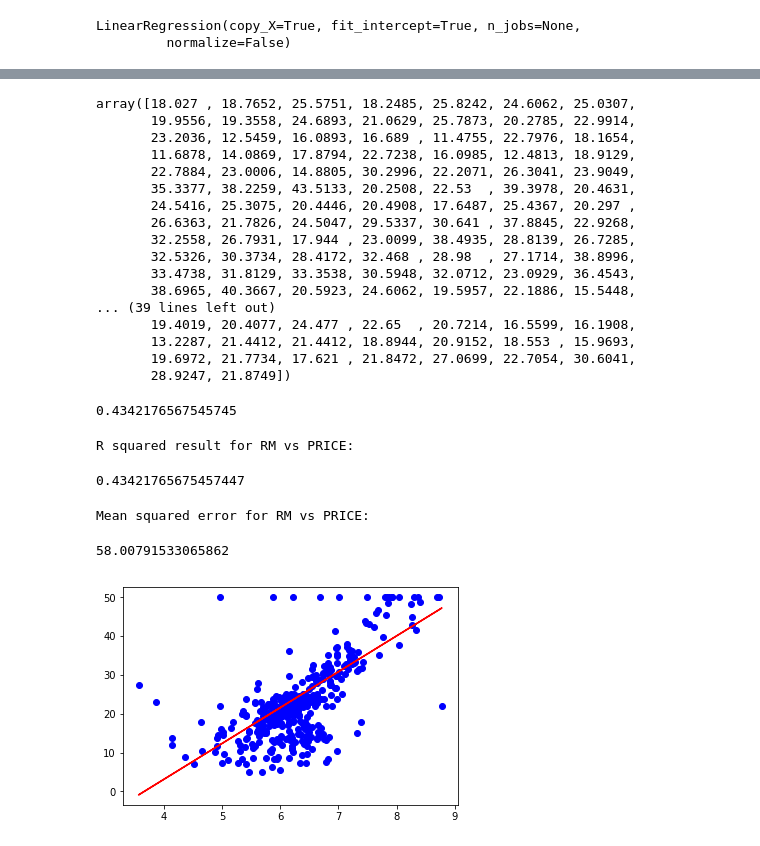
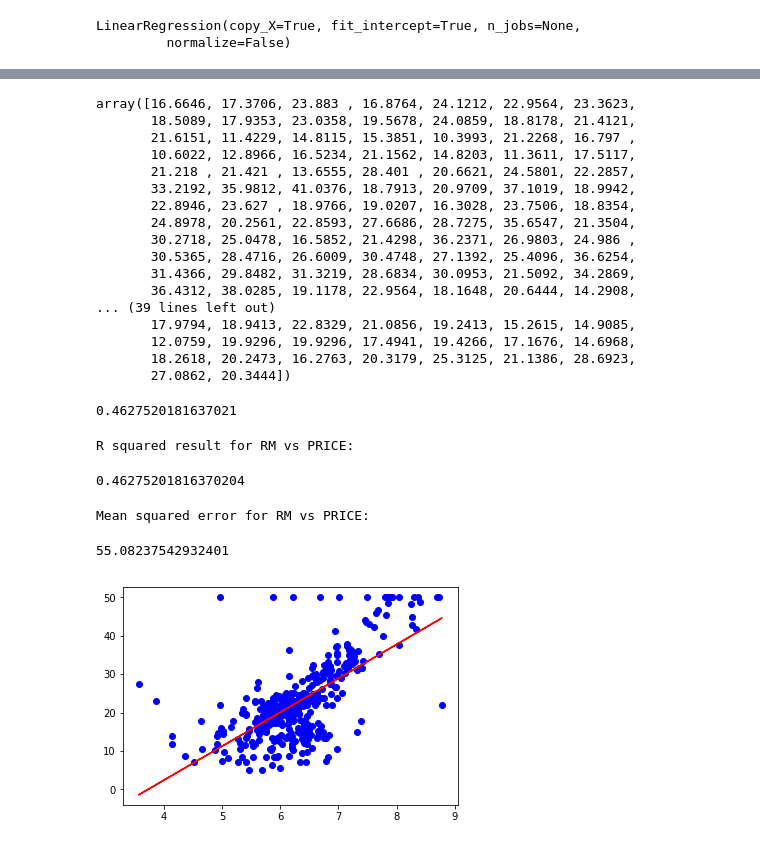
Before and after one commit to fchikwekwe/IntroToMachineLearning, a Jupyter notebook: BostonHousingLinearRegression.ipynb, the cells around one changed output, grey strips where cells are left out. Drawn from its saved outputs; the diff is of its cells as text; code cells hidden in the pictures.

```diff
--- a/BostonHousingLinearRegression.ipynb
+++ b/BostonHousingLinearRegression.ipynb
@@ -175,12 +176,17 @@ from sklearn.linear_model import LinearRegression
 # create an array for features
 feature_cols = ["RM"]
 
+X = bos[feature_cols]
+y = bos.PRICE
+
+X_train, X_test, y_train, y_test = train_test_split(X, y)
+
 # Designate X and y values
-X_train = bos[feature_cols][:380]
-Y_train = bos.PRICE[:380]
+# X_train = bos[feature_cols][:380]
+# Y_train = bos.PRICE[:380]
 # %%
 lr_reg = LinearRegression() # instantiate LinearRegression class
-lr_reg.fit(X_train, Y_train) # obtain line of best fit
+lr_reg.fit(X_train, y_train) # obtain line of best fit
 # %% [output]
 LinearRegression(copy_X=True, fit_intercept=True, n_jobs=None,
          normalize=False)
@@ -193,53 +199,53 @@ print(lr_reg.intercept_)
 # %%
 X_test = bos[feature_cols][126:]
-Y_test = bos.PRICE[126:]
+y_test = bos.PRICE[126:]
 # %%
 lr_reg.predict(X_test).round(4)
 # %% [output]
-array([18.027 , 18.7652, 25.5751, 18.2485, 25.8242, 24.6062, 25.0307,
-       19.9556, 19.3558, 24.6893, 21.0629, 25.7873, 20.2785, 22.9914,
-       23.2036, 12.5459, 16.0893, 16.689 , 11.4755, 22.7976, 18.1654,
-       11.6878, 14.0869, 17.8794, 22.7238, 16.0985, 12.4813, 18.9129,
-       22.7884, 23.0006, 14.8805, 30.2996, 22.2071, 26.3041, 23.9049,
-       35.3377, 38.2259, 43.5133, 20.2508, 22.53  , 39.3978, 20.4631,
-       24.5416, 25.3075, 20.4446, 20.4908, 17.6487, 25.4367, 20.297 ,
-       26.6363, 21.7826, 24.5047, 29.5337, 30.641 , 37.8845, 22.9268,
-       32.2558, 26.7931, 17.944 , 23.0099, 38.4935, 28.8139, 26.7285,
-       32.5326, 30.3734, 28.4172, 32.468 , 28.98  , 27.1714, 38.8996,
-       33.4738, 31.8129, 33.3538, 30.5948, 32.0712, 23.0929, 36.4543,
-       38.6965, 40.3667, 20.5923, 24.6062, 19.5957, 22.1886, 15.5448,
+array([16.6646, 17.3706, 23.883 , 16.8764, 24.1212, 22.9564, 23.3623,
+       18.5089, 17.9353, 23.0358, 19.5678, 24.0859, 18.8178, 21.4121,
+       21.6151, 11.4229, 14.8115, 15.3851, 10.3993, 21.2268, 16.797 ,
+       10.6022, 12.8966, 16.5234, 21.1562, 14.8203, 11.3611, 17.5117,
+       21.218 , 21.421 , 13.6555, 28.401 , 20.6621, 24.5801, 22.2857,
+       33.2192, 35.9812, 41.0376, 18.7913, 20.9709, 37.1019, 18.9942,
+       22.8946, 23.627 , 18.9766, 19.0207, 16.3028, 23.7506, 18.8354,
+       24.8978, 20.2561, 22.8593, 27.6686, 28.7275, 35.6547, 21.3504,
+       30.2718, 25.0478, 16.5852, 21.4298, 36.2371, 26.9803, 24.986 ,
+       30.5365, 28.4716, 26.6009, 30.4748, 27.1392, 25.4096, 36.6254,
+       31.4366, 29.8482, 31.3219, 28.6834, 30.0953, 21.5092, 34.2869,
+       36.4312, 38.0285, 19.1178, 22.9564, 18.1648, 20.6444, 14.2908,
 ... (39 lines left out)
-       19.4019, 20.4077, 24.477 , 22.65  , 20.7214, 16.5599, 16.1908,
-       13.2287, 21.4412, 21.4412, 18.8944, 20.9152, 18.553 , 15.9693,
-       19.6972, 21.7734, 17.621 , 21.8472, 27.0699, 22.7054, 30.6041,
-       28.9247, 21.8749])
+       17.9794, 18.9413, 22.8329, 21.0856, 19.2413, 15.2615, 14.9085,
+       12.0759, 19.9296, 19.9296, 17.4941, 19.4266, 17.1676, 14.6968,
+       18.2618, 20.2473, 16.2763, 20.3179, 25.3125, 21.1386, 28.6923,
+       27.0862, 20.3444])
 # %%
 from sklearn.metrics import r2_score
 from sklearn.metrics import mean_squared_error
 # %%
 # Returns the coefficient of determination R^2 of the prediction.
-lr_reg.score(X_test, Y_test)
+lr_reg.score(X_test, y_test)
 # %% [output]
-0.4342176567545745
+0.4627520181637021
 # %%
 print("R squared result for RM vs PRICE:")
-r2_score(Y_test, lr_reg.predict(X_test))
+r2_score(y_test, lr_reg.predict(X_test))
 # %% [output]
 R squared result for RM vs PRICE:
-0.43421765675457447
+0.46275201816370204
 # %%
 print("Mean squared error for RM vs PRICE:")
-mean_squared_error(Y_test, lr_reg.predict(X_test)) # doesn't seem right
+mean_squared_error(y_test, lr_reg.predict(X_test)) # doesn't seem right
 # %% [output]
 Mean squared error for RM vs PRICE:
-58.00791533065862
+55.08237542932401
 # %%
-plt.scatter(X_test, Y_test,  color='b')
+plt.scatter(X_test, y_test,  color='b')
 plt.plot(X_test, lr_reg.predict(X_test), color='r')
 
 plt.show()
 # %% [output]
-[figure, old version]
+[figure, new version]
 # %%
 # Another way to plot the same data
 grid = sns.JointGrid(x='RM', y='PRICE', data=bos, space=0, size=6, ratio=20)
```
Also changed, not shown: parts of 3 cells of this notebook, 1 other file.
